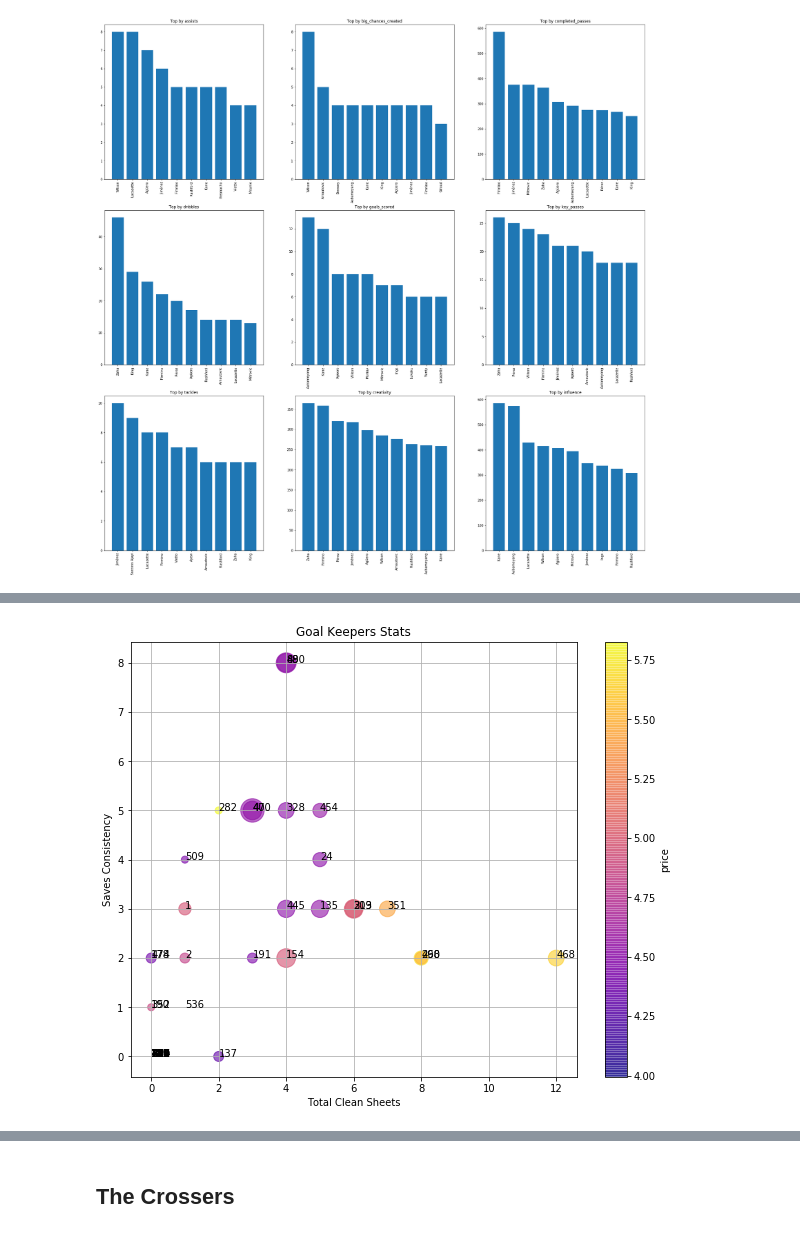
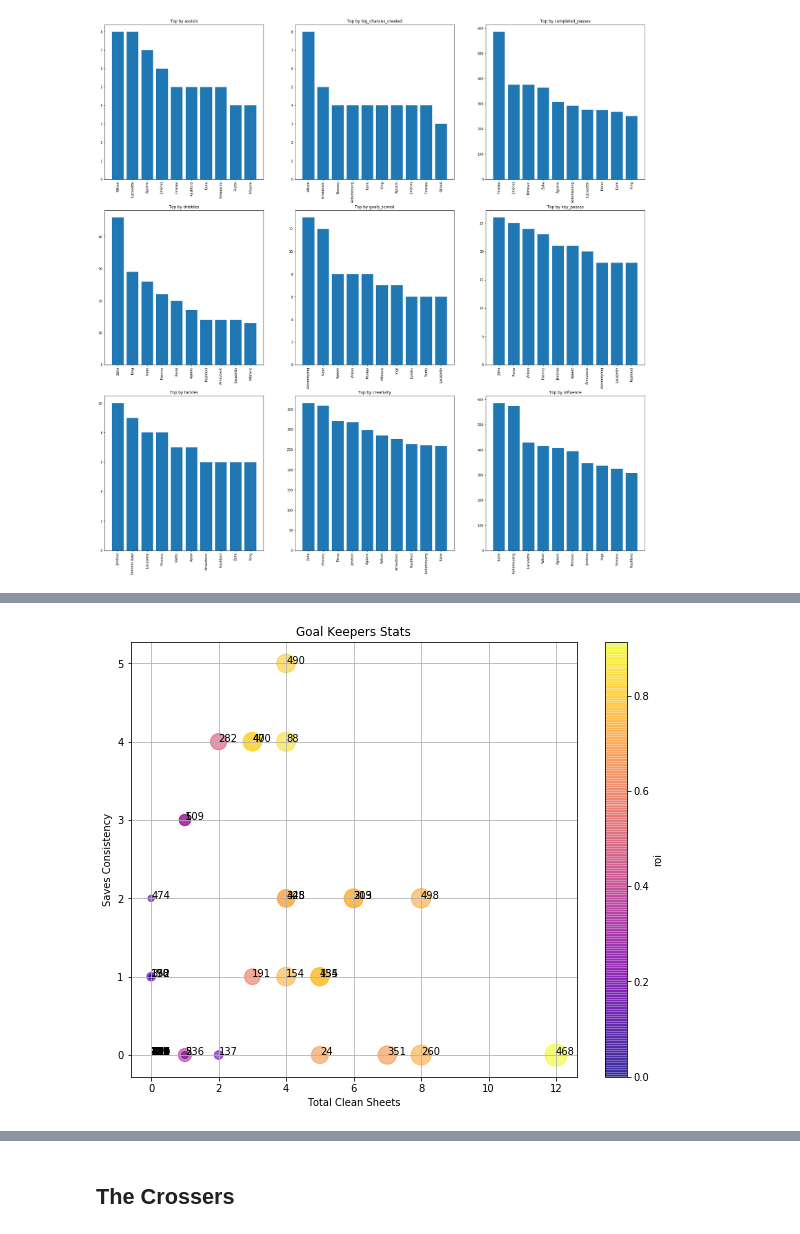
Before and after one commit to joei1994/ML-Projects, a Jupyter notebook: mini-projects/fpl-analysis/players_analysis.ipynb, the cells around one changed output, grey strips where cells are left out. Saved outputs shown, nothing was run; the diff lists cells and outputs as text; code cells hidden in the pictures.

```diff
--- a/mini-projects/fpl-analysis/players_analysis.ipynb
+++ b/mini-projects/fpl-analysis/players_analysis.ipynb
@@ -459,38 +636,38 @@ plt.show()
 # %%
 def save_consistensy(saves):
-    return sum(saves > 4)
+    return sum(saves > 5)
 goalkeeperids = list(cleaned_players.loc[cleaned_players['element_type'] == 1, 'player_id'])
 goalkeepers = players.loc[[ player_id in goalkeeperids for player_id in players['player_id']], :]
 
 gk_stats_by_player_id = goalkeepers.groupby('player_id', as_index=False).agg({
     'points': base_aggregations,
     'bonus' : base_aggregations,
     'clean_sheets' : np.sum,
     'saves' : base_aggregations + [save_consistensy],
     'roi' : np.mean,
     'value' : np.mean,
     'dribbles' : np.sum,
     'minutes' : base_aggregations,
 })
 
 plt.figure(figsize=(10, 8))
 
 x = gk_stats_by_player_id['clean_sheets']['sum']
 y = gk_stats_by_player_id['saves']['save_consistensy']
-colors = gk_stats_by_player_id['value']['mean']
-sizes = gk_stats_by_player_id['bonus']['sum']
+colors = gk_stats_by_player_id['roi']['mean']
+sizes = gk_stats_by_player_id['points']['sum']
 
-plt.scatter(x, y, c=colors, cmap='plasma', s=sizes * 50, alpha=0.6)
+plt.scatter(x, y, c=colors, cmap='plasma', s=sizes * 5, alpha=0.6)
 cbar = plt.colorbar()
 plt.xlabel("Total Clean Sheets")
 plt.ylabel("Saves Consistency")
-cbar.ax.set_ylabel("price")
+cbar.ax.set_ylabel("roi")
 plt.title("Goal Keepers Stats")
 plt.grid(True)
 
 for index, row in gk_stats_by_player_id.iterrows():
     plt.gca().annotate(str(int(row['player_id'])), (x[index], y[index]))
 
 plt.show()
 # %% [output]
-[figure, old version]
+[figure, new version]
```
Also changed, not shown: parts of 30 cells of this notebook.
